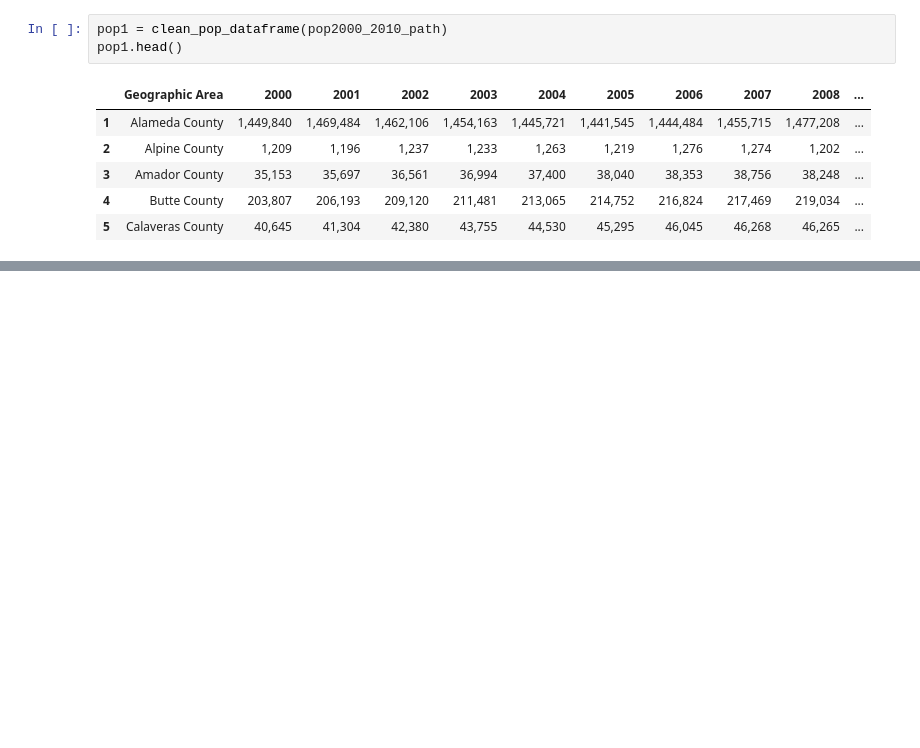
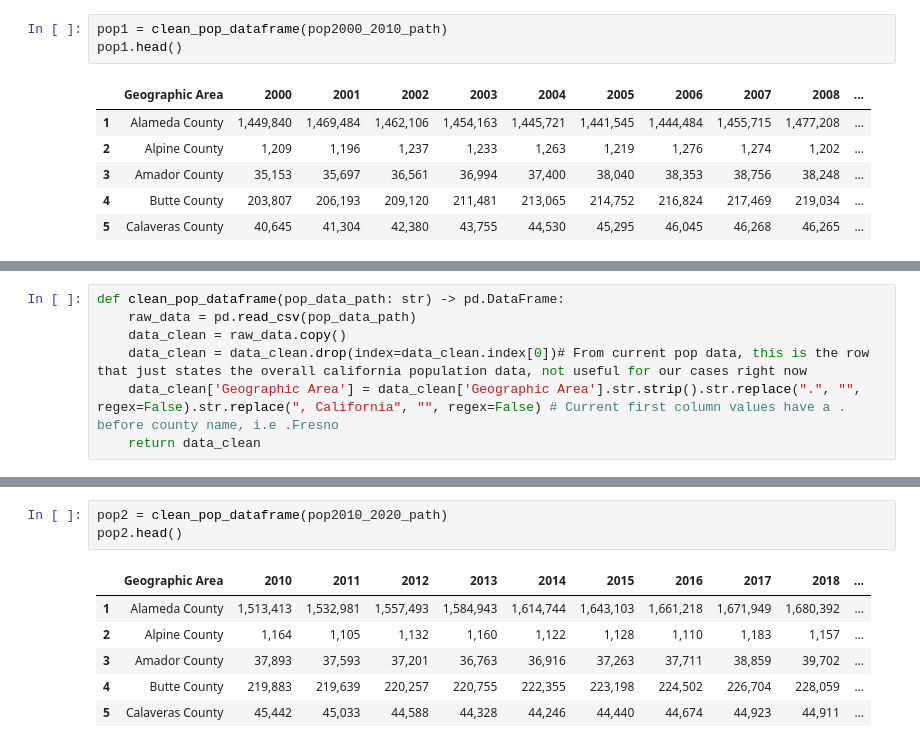
Before and after one commit to dillonallen92/CSUF-Project-Code, a Jupyter notebook: Project/code/test_notebook.ipynb, the cells around one changed output, grey strips where cells are left out. Saved outputs shown, nothing was run; the diff lists cells and outputs as text; blank space fills up the shorter version.

```diff
--- a/Project/code/test_notebook.ipynb
+++ b/Project/code/test_notebook.ipynb
@@ -80,0 +87,7 @@ ImportError: cannot import name 'clean_pop_dataframe2' from 'data_loader' (/User
+# %%
+def clean_pop_dataframe(pop_data_path: str) -> pd.DataFrame:
+    raw_data = pd.read_csv(pop_data_path)
+    data_clean = raw_data.copy()
+    data_clean = data_clean.drop(index=data_clean.index[0])# From current pop data, this is the row that just states the overall california population data, not useful for our cases right now
+    data_clean['Geographic Area'] = data_clean['Geographic Area'].str.strip().str.replace(".", "", regex=False).str.replace(", California", "", regex=False) # Current first column values have a . before county name, i.e .Fresno
+    return data_clean
@@ -80,0 +104,10 @@ ImportError: cannot import name 'clean_pop_dataframe2' from 'data_loader' (/User
+# %%
+pop2 = clean_pop_dataframe(pop2010_2020_path)
+pop2.head()
+# %% [output]
+|  | Geographic Area | 2010 | 2011 | 2012 | 2013 | 2014 | 2015 | 2016 | 2017 | 2018 | ... |
+| 1 | Alameda County | 1,513,413 | 1,532,981 | 1,557,493 | 1,584,943 | 1,614,744 | 1,643,103 | 1,661,218 | 1,671,949 | 1,680,392 | ... |
+| 2 | Alpine County | 1,164 | 1,105 | 1,132 | 1,160 | 1,122 | 1,128 | 1,110 | 1,183 | 1,157 | ... |
+| 3 | Amador County | 37,893 | 37,593 | 37,201 | 36,763 | 36,916 | 37,263 | 37,711 | 38,859 | 39,702 | ... |
+| 4 | Butte County | 219,883 | 219,639 | 220,257 | 220,755 | 222,355 | 223,198 | 224,502 | 226,704 | 228,059 | ... |
+| 5 | Calaveras County | 45,442 | 45,033 | 44,588 | 44,328 | 44,246 | 44,440 | 44,674 | 44,923 | 44,911 | ... |
```
Also changed, not shown: parts of 11 cells of this notebook, 2 other files.
